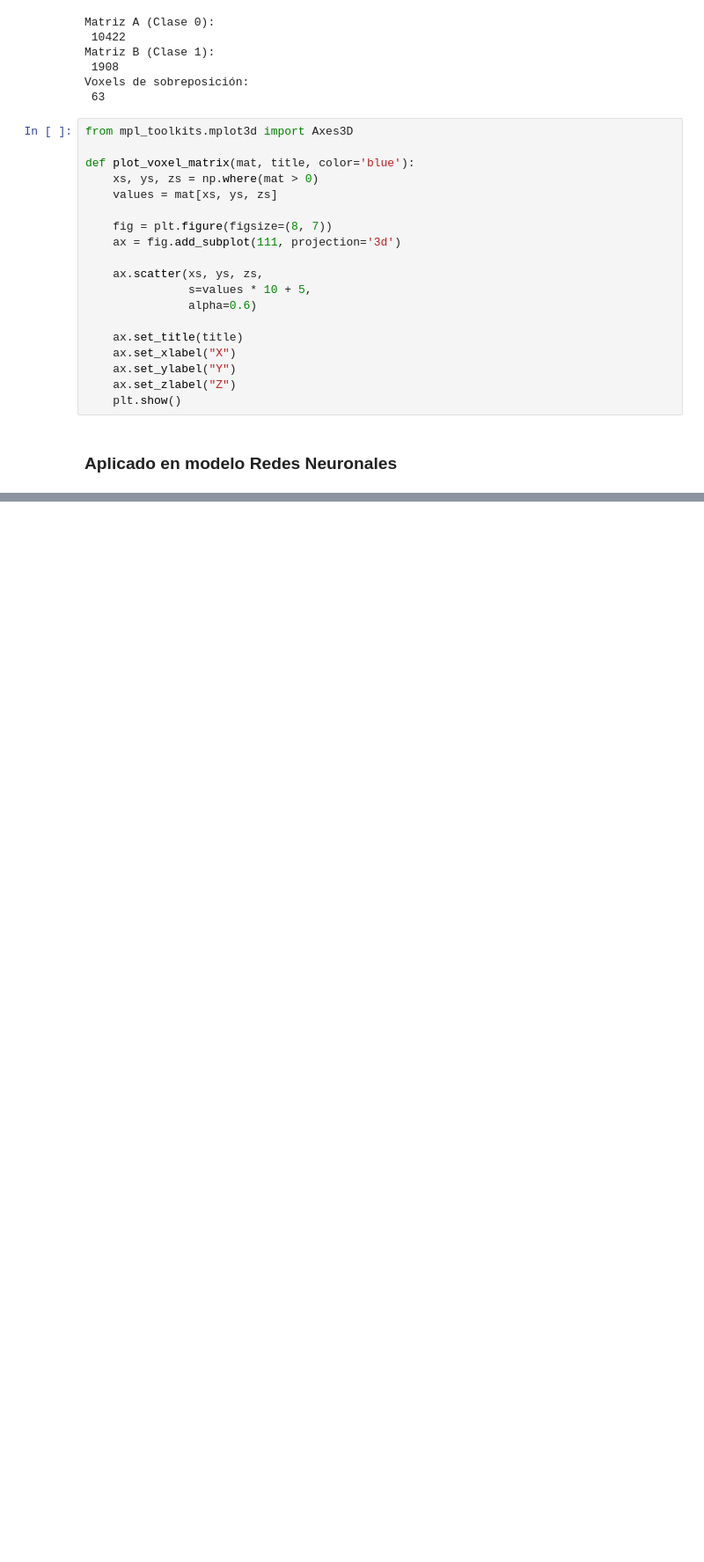
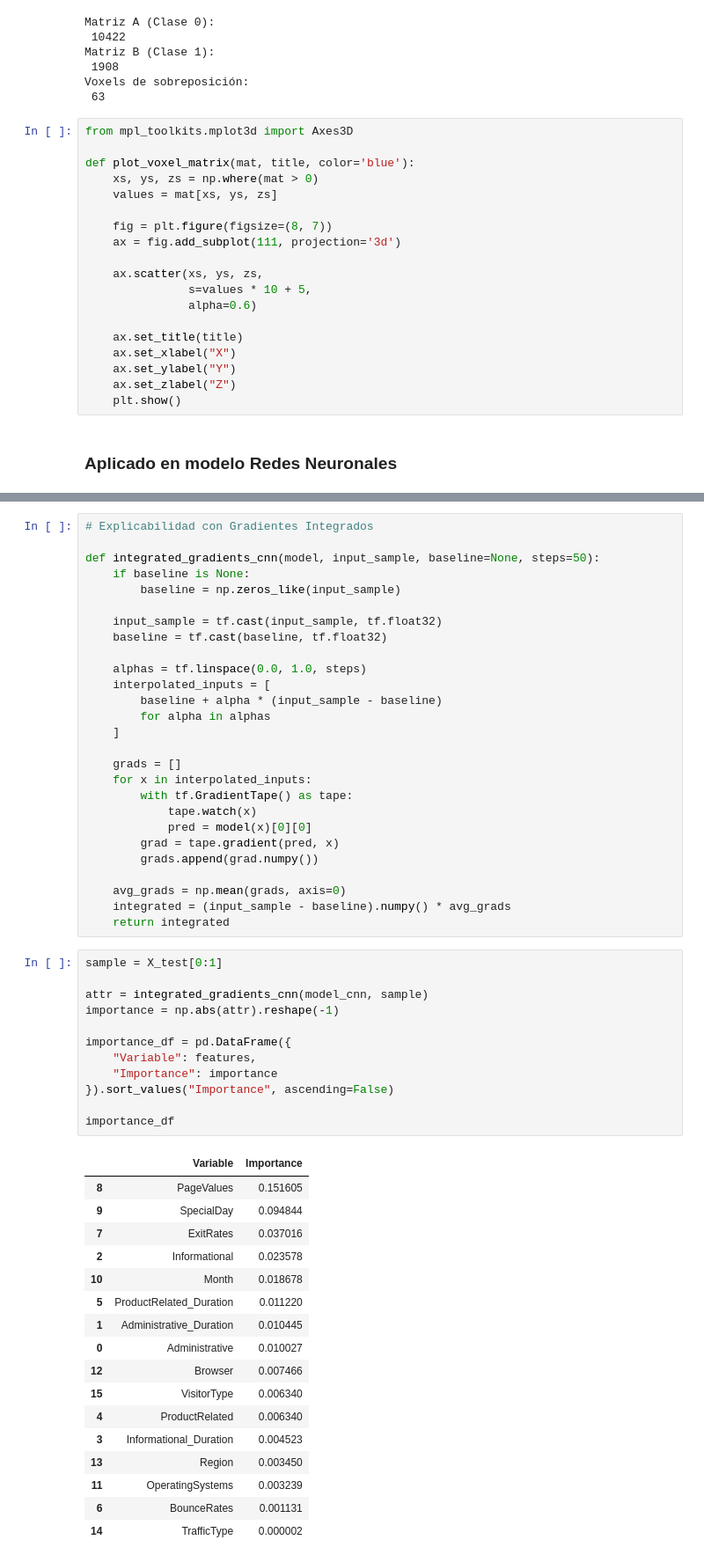
Before and after one commit to SirYorch/IA_Explicabilidad, a Jupyter notebook: Practica.ipynb, the cells around one changed output, grey strips where cells are left out. Shown at 88% size. Drawn from its saved outputs; the diff is of its cells as text; blank space fills up the shorter version.

```diff
--- a/Practica.ipynb
+++ b/Practica.ipynb
@@ -297,0 +440,57 @@ def plot_voxel_matrix(mat, title, color='blue'):
+# %%
+# Explicabilidad con Gradientes Integrados
+
+def integrated_gradients_cnn(model, input_sample, baseline=None, steps=50):
+    if baseline is None:
+        baseline = np.zeros_like(input_sample)
+
+    input_sample = tf.cast(input_sample, tf.float32)
+    baseline = tf.cast(baseline, tf.float32)
+
+    alphas = tf.linspace(0.0, 1.0, steps)
+    interpolated_inputs = [
+        baseline + alpha * (input_sample - baseline)
+        for alpha in alphas
+    ]
+
+    grads = []
+    for x in interpolated_inputs:
+        with tf.GradientTape() as tape:
+            tape.watch(x)
+            pred = model(x)[0][0]
+        grad = tape.gradient(pred, x)
+        grads.append(grad.numpy())
+
+    avg_grads = np.mean(grads, axis=0)
+    integrated = (input_sample - baseline).numpy() * avg_grads
+    return integrated
+# %%
+sample = X_test[0:1]
+
+attr = integrated_gradients_cnn(model_cnn, sample)
+importance = np.abs(attr).reshape(-1)
+
+importance_df = pd.DataFrame({
+    "Variable": features,
+    "Importance": importance
+}).sort_values("Importance", ascending=False)
+
+importance_df
+# %% [output]
+|  | Variable | Importance |
+| 8 | PageValues | 0.151605 |
+| 9 | SpecialDay | 0.094844 |
+| 7 | ExitRates | 0.037016 |
+| 2 | Informational | 0.023578 |
+| 10 | Month | 0.018678 |
+| 5 | ProductRelated_Duration | 0.011220 |
+| 1 | Administrative_Duration | 0.010445 |
+| 0 | Administrative | 0.010027 |
+| 12 | Browser | 0.007466 |
+| 15 | VisitorType | 0.006340 |
+| 4 | ProductRelated | 0.006340 |
+| 3 | Informational_Duration | 0.004523 |
+| 13 | Region | 0.003450 |
+| 11 | OperatingSystems | 0.003239 |
+| 6 | BounceRates | 0.001131 |
+| 14 | TrafficType | 0.000002 |
```
Also changed, not shown: parts of 16 cells of this notebook.
